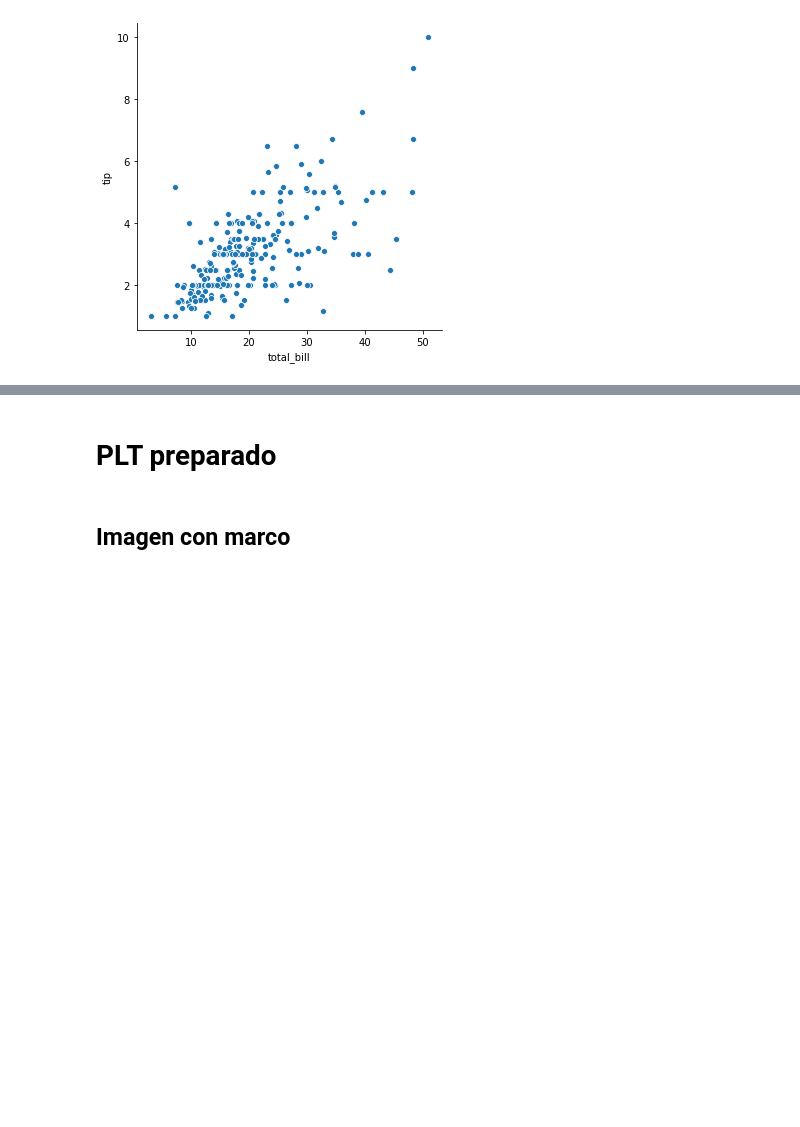
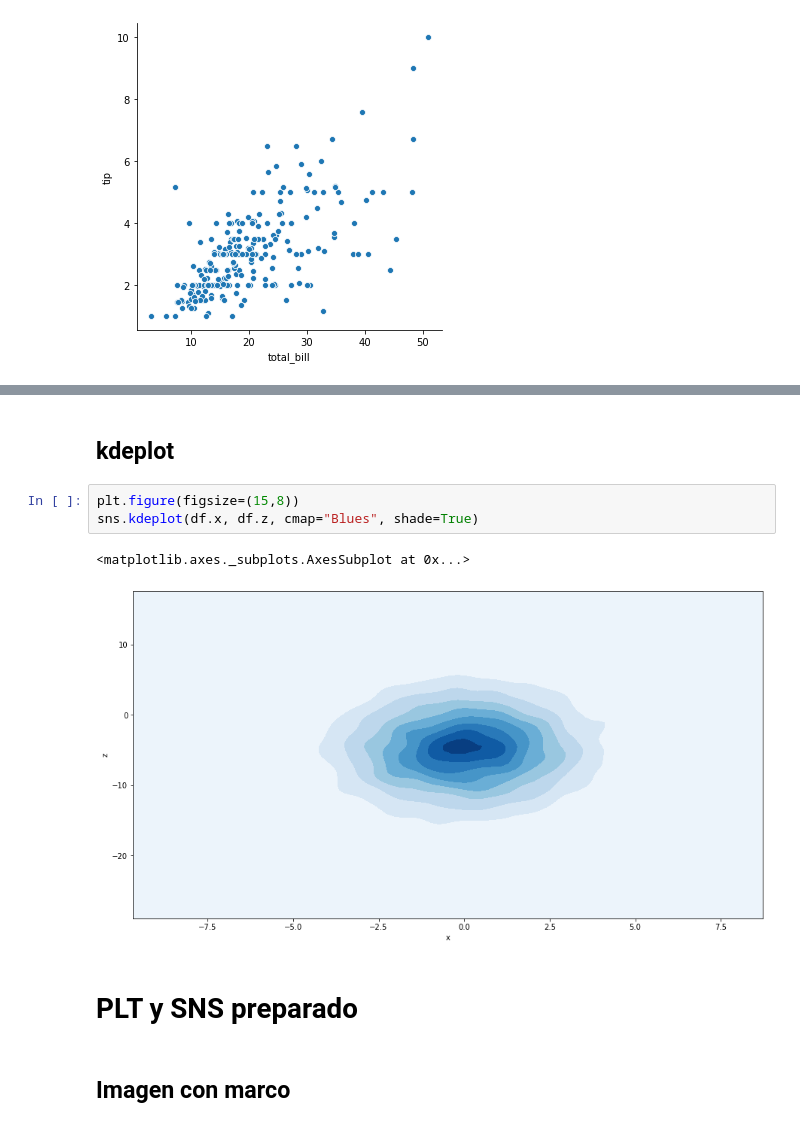
Before and after one commit to Rijaelto/Big_Rata, a Jupyter notebook: visualizacion/ejemplos_plt_sns.ipynb, the cells around one changed output, grey strips where cells are left out. Cells and saved outputs as stored; diff of their text form; blank space fills up the shorter version.

```diff
--- a/visualizacion/ejemplos_plt_sns.ipynb
+++ b/visualizacion/ejemplos_plt_sns.ipynb
@@ -72,5 +101,13 @@ sns.relplot(x = "total_bill", y = "tip", data = tips, kind = "scatter")
+# %% [markdown]
+## kdeplot
+# %%
+plt.figure(figsize=(15,8))
+sns.kdeplot(df.x, df.z, cmap="Blues", shade=True)
+# %% [output]
+<matplotlib.axes._subplots.AxesSubplot at 0x...>
+[figure, added]
 # %% [markdown]
-# PLT preparado
+# PLT y SNS preparado
 # %% [markdown]
 ## Imagen con marco
 # %%
```
Also changed, not shown: parts of 41 cells of this notebook.
